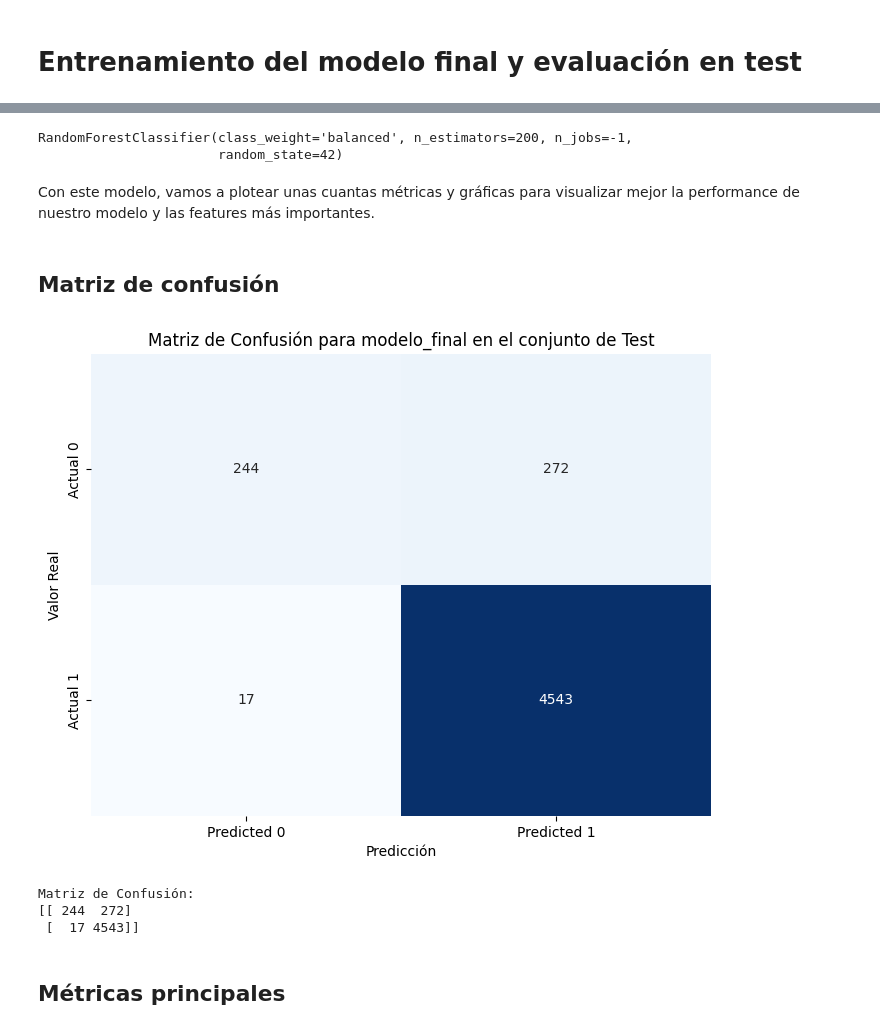
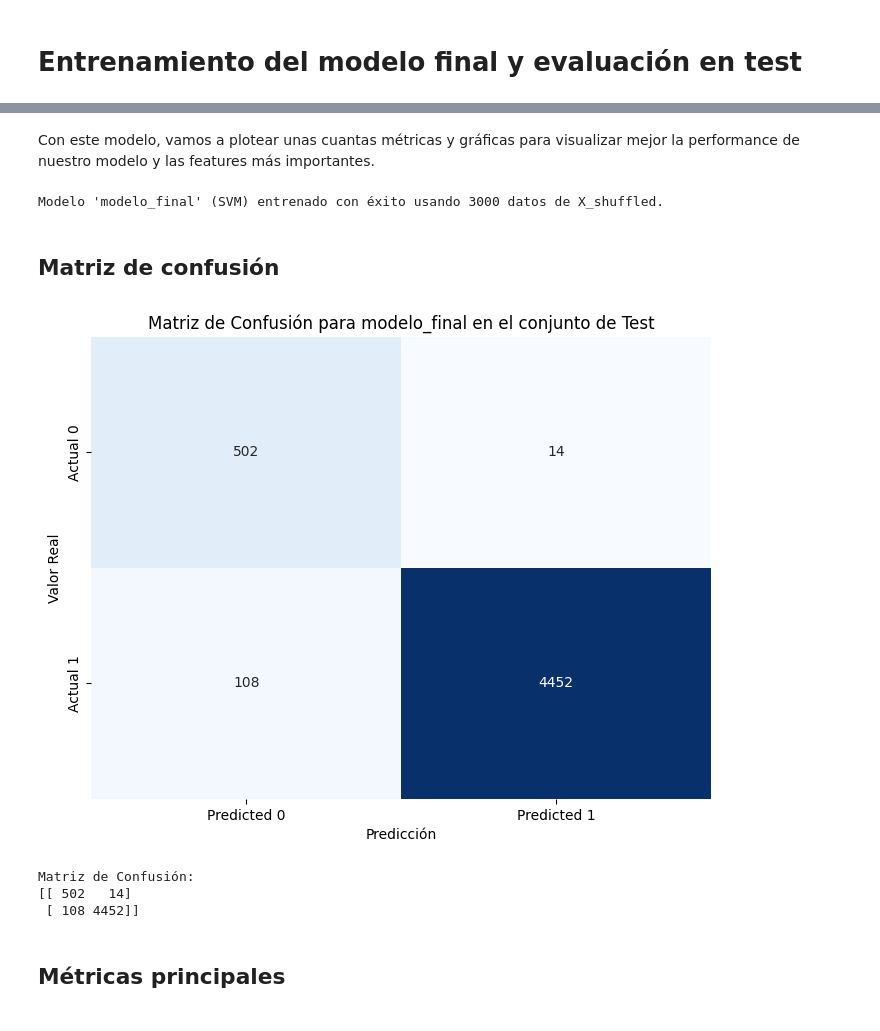
Before and after one commit to manugd1105/AI_challenge_UPF, a Jupyter notebook: Entrenamiento_y_testeo.ipynb, the cells around one changed output, grey strips where cells are left out. Drawn from its saved outputs; the diff is of its cells as text; code cells hidden in the pictures.

```diff
--- a/Entrenamiento_y_testeo.ipynb
+++ b/Entrenamiento_y_testeo.ipynb
@@ -720,0 +933,19 @@ Ahora, construimos el conjunto de train final (df_train + df_val anterior).
+# %%
+from sklearn.preprocessing import StandardScaler
+import pandas as pd
+
+# Instantiate a new StandardScaler
+final_scaler = StandardScaler()
+
+# Fit the scaler on the final resampled training data
+X_train_final_resampled_scaled = final_scaler.fit_transform(X_train_final_resampled)
+
+# Transform the test data using the fitted scaler
+X_test_scaled = final_scaler.transform(X_test)
+
+# Convert the scaled arrays back to DataFrames, preserving column names
+X_train_final_resampled_scaled = pd.DataFrame(X_train_final_resampled_scaled, columns=X_train_final_resampled.columns)
+X_test_scaled = pd.DataFrame(X_test_scaled, columns=X_test.columns)
+
+print("Dimensiones de X_train_final_resampled_scaled:", X_train_final_resampled_scaled.shape)
+print("Dimensiones de X_test_scaled:", X_test_scaled.shape)
@@ -796,62 +1039,62 @@ Se observa un ligero overfitting, ya que todos los datos de entrenamiento los me
-# %%
-from sklearn.ensemble import RandomForestClassifier
-
-# Best hyperparameters for Random Forest found from GridSearchCV were:
-# {'max_depth': None, 'min_samples_leaf': 1, 'n_estimators': 200}
-
-# Initialize the final Random Forest Classifier model with optimal hyperparameters
-modelo_final = RandomForestClassifier(
-    n_estimators=200,
-    max_depth=None,
-    min_samples_leaf=1,
-    random_state=42, # Ensure reproducibility
-    class_weight='balanced', # To handle class imbalance, as used in previous steps
-    n_jobs=-1 # Use all available cores for training
-)
-
-# Select the first 4500 samples from the combined training data (X_train_final and y_train_final)
-# as indicated by the learning curve analysis.
-X_train_3000 = X_train.head(3000)
-y_train_3000 = y_train.head(3000)
-
-# Train the final model
-modelo_final.fit(X_train_3000, y_train_3000)
-# %% [output]
-RandomForestClassifier(class_weight='balanced', n_estimators=200, n_jobs=-1,
-                       random_state=42)
 # %% [markdown]
 Con este modelo, vamos a plotear unas cuantas métricas y gráficas para visualizar mejor la performance de nuestro modelo y las features más importantes.
+# %%
+from sklearn.svm import SVC
+
+# Optimal hyperparameters for SVM found previously
+# best_params_svm = {'C': 10, 'gamma': 'scale', 'kernel': 'rbf'}
+
+# Initialize the final SVM model with optimal hyperparameters
+modelo_final = SVC(
+    C=best_params_svm['C'],
+    kernel=best_params_svm['kernel'],
+    gamma=best_params_svm['gamma'],
+    random_state=42,
+    class_weight='balanced' # Keep class_weight balanced as used in previous steps
+)
+
+# Select the first 3000 samples from X_shuffled and y_shuffled
+# X_shuffled and y_shuffled are already scaled, resampled, and shuffled
+X_train_3000 = X_shuffled.head(3000)
+y_train_3000 = y_shuffled.head(3000)
+
+# Train the final model
+modelo_final.fit(X_train_3000, y_train_3000)
+
+print("Modelo 'modelo_final' (SVM) entrenado con éxito usando 3000 datos de X_shuffled.")
+# %% [output]
+Modelo 'modelo_final' (SVM) entrenado con éxito usando 3000 datos de X_shuffled.
 # %% [markdown]
 ## Matriz de confusión
 # %%
 import matplotlib.pyplot as plt
 import seaborn as sns
 from sklearn.metrics import confusion_matrix, ConfusionMatrixDisplay
 import pandas as pd
 
 # Make predictions on the processed test set using the final model
-y_pred = modelo_final.predict(X_test)
+y_pred = modelo_final.predict(X_test_scaled)
 
 # Generate the confusion matrix
 cm = confusion_matrix(y_test, y_pred)
 
 # Plot the confusion matrix
 plt.figure(figsize=(8, 6))
 sns.heatmap(cm, annot=True, fmt='d', cmap='Blues', cbar=False,
             xticklabels=['Predicted 0', 'Predicted 1'],
             yticklabels=['Actual 0', 'Actual 1'])
 plt.title('Matriz de Confusión para modelo_final en el conjunto de Test')
 plt.xlabel('Predicción')
 plt.ylabel('Valor Real')
 plt.show()
 
 print("Matriz de Confusión:")
 print(cm)
 # %% [output]
-[figure, old version]
+[figure, new version]
 Matriz de Confusión:
-[[ 244  272]
- [  17 4543]]
+[[ 502   14]
+ [ 108 4452]]
 # %% [markdown]
 ## Métricas principales
 # %%
```
Also changed, not shown: parts of 64 cells of this notebook.
